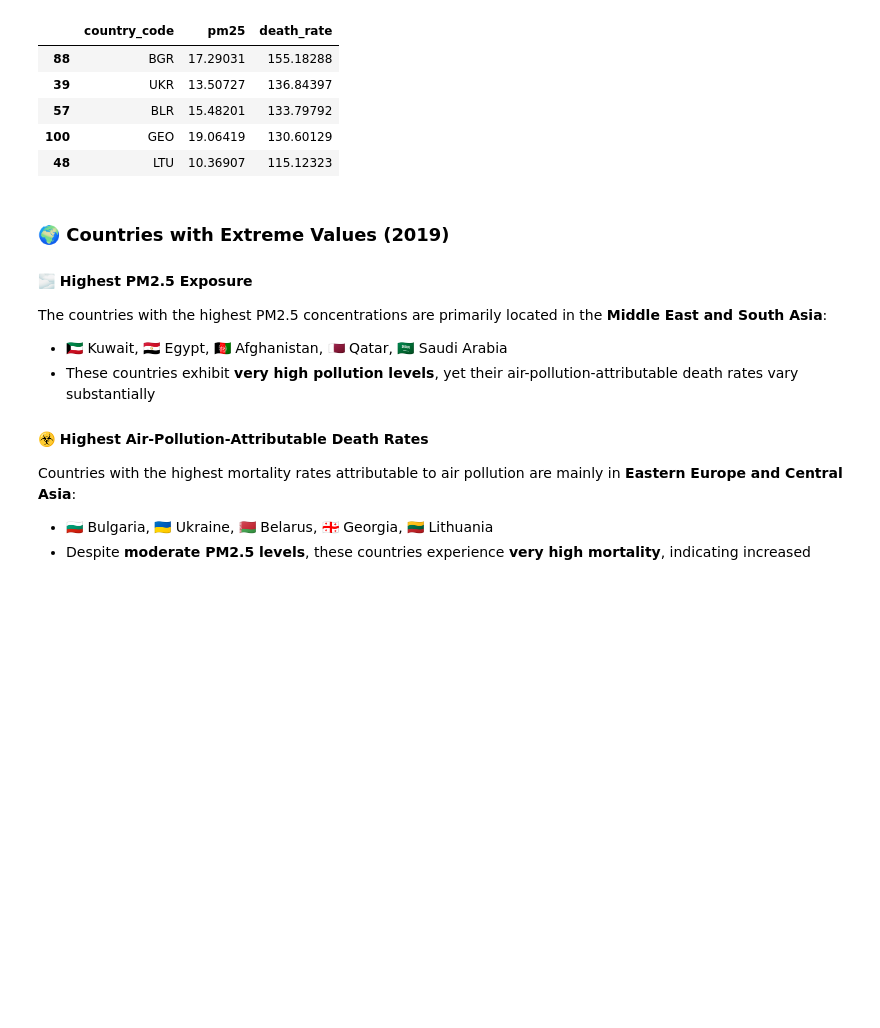
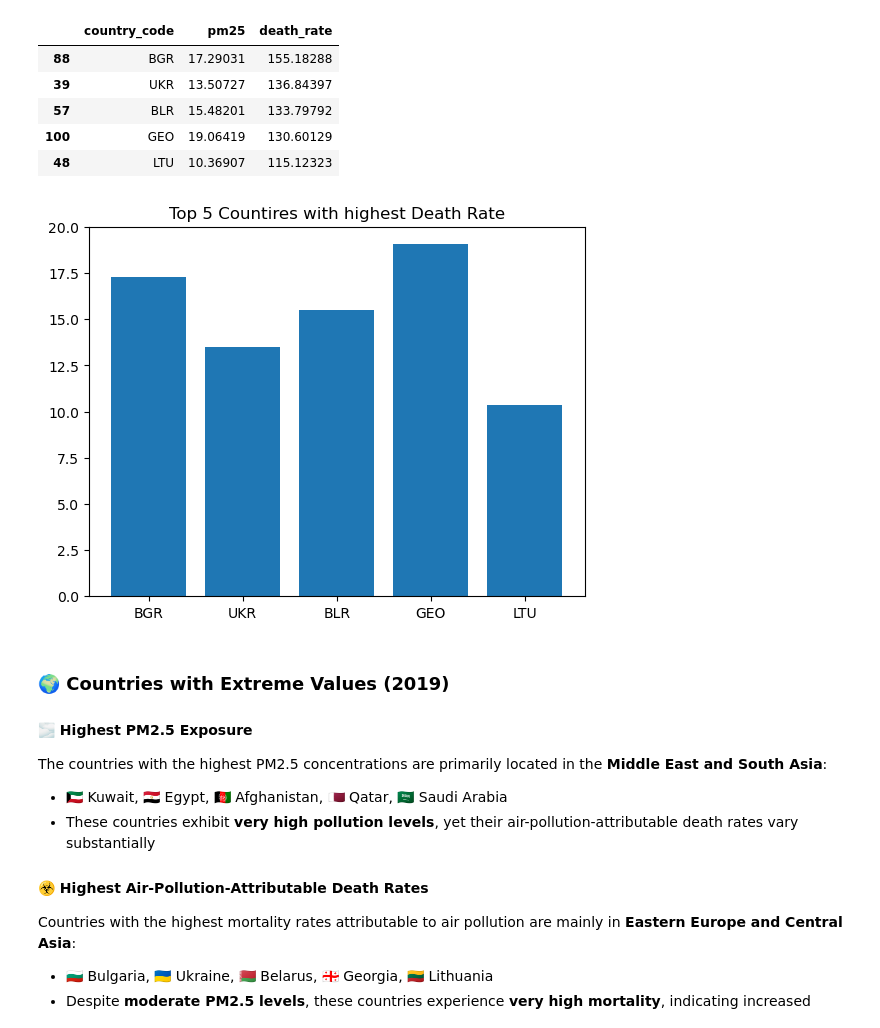
Before and after one commit to xahid007/Air-Pollution, a Jupyter notebook: Notebooks/02_EDA.ipynb, the cells around one changed output. Drawn from its saved outputs; the diff is of its cells as text; code cells hidden in the pictures; blank space fills up the shorter version.

```diff
--- a/Notebooks/02_EDA.ipynb
+++ b/Notebooks/02_EDA.ipynb
@@ -69,5 +93,6 @@ df.nlargest(5, "pm25")[["country_code", "pm25", "death_rate"]]
 # %%
-df.nlargest(5, "death_rate")[["country_code", "pm25", "death_rate"]]
+top_death_rate = df.nlargest(5, "death_rate")[["country_code", "pm25", "death_rate"]]
+top_death_rate
 # %% [output]
 |  | country_code | pm25 | death_rate |
 | 88 | BGR | 17.29031 | 155.18288 |
@@ -75,6 +100,12 @@ df.nlargest(5, "death_rate")[["country_code", "pm25", "death_rate"]]
 | 57 | BLR | 15.48201 | 133.79792 |
 | 100 | GEO | 19.06419 | 130.60129 |
 | 48 | LTU | 10.36907 | 115.12323 |
+# %%
+plt.bar(top_death_rate['country_code'],top_death_rate['pm25'])
+plt.title('Top 5 Countires with highest Death Rate')
+plt.show()
+# %% [output]
+[figure, added]
 # %% [markdown]
 ### 🌍 Countries with Extreme Values (2019)
 
```
Also changed, not shown: parts of 12 cells of this notebook.
